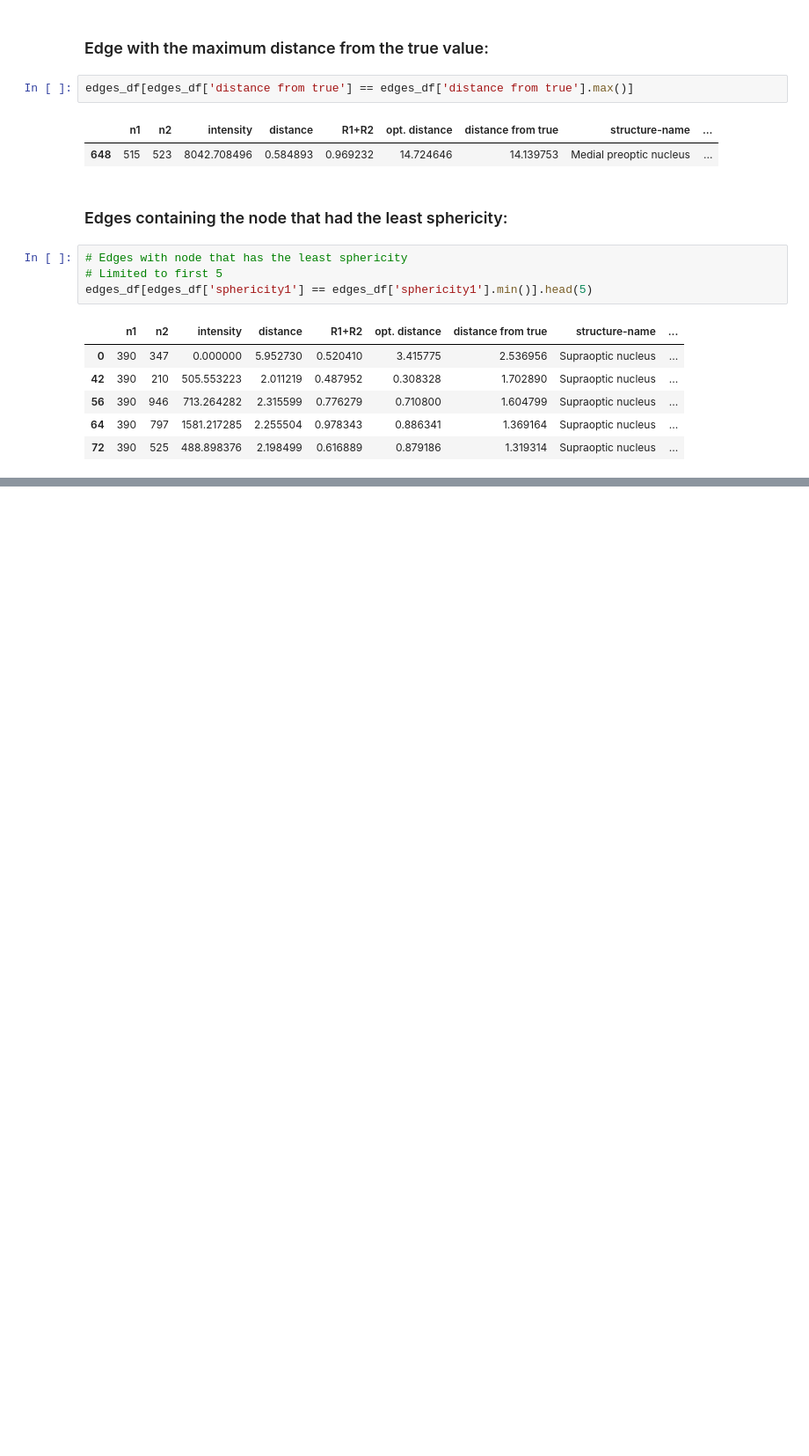
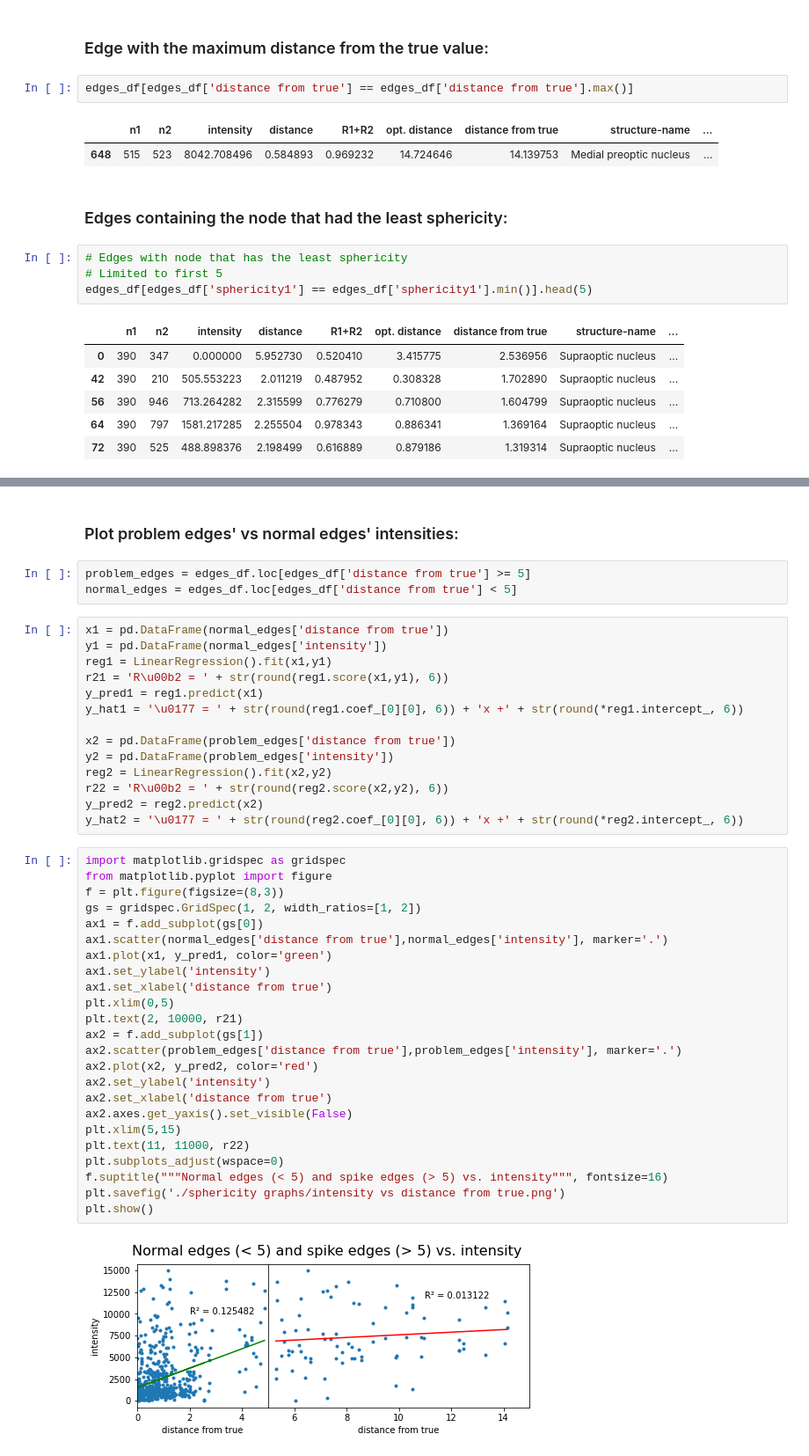
Before and after one commit to hellothisisnathan/Mouse_Controllability, a Jupyter notebook: Mouse/3d structures.ipynb, the cells around one changed output, grey strips where cells are left out. Shown at 88% size. Cells and saved outputs as stored; diff of their text form; blank space fills up the shorter version.

```diff
--- a/Mouse/3d structures.ipynb
+++ b/Mouse/3d structures.ipynb
@@ -173,3 +189,48 @@ df[df['sphericity'] == df['sphericity'].max()].head(5)
 |  | structure-abbrev | structure-name | Counts in distance>5 | mesh data | mesh | sphericity |
 | structure-id |  |  |  |  |  |  |
 | 898 | PCG | Pontine central gray | 0 | ([[10590.0, 4320.34, 4814.55], [1... | <trimesh.Trimesh(vertices.shape=(... | 1.134245 |
+# %% [markdown]
+### Plot problem edges' vs normal edges' intensities:
+# %%
+problem_edges = edges_df.loc[edges_df['distance from true'] >= 5]
+normal_edges = edges_df.loc[edges_df['distance from true'] < 5]
+# %%
+x1 = pd.DataFrame(normal_edges['distance from true'])
+y1 = pd.DataFrame(normal_edges['intensity'])
+reg1 = LinearRegression().fit(x1,y1)
+r21 = 'R\u00b2 = ' + str(round(reg1.score(x1,y1), 6))
+y_pred1 = reg1.predict(x1)
+y_hat1 = '\u0177 = ' + str(round(reg1.coef_[0][0], 6)) + 'x +' + str(round(*reg1.intercept_, 6))
+
+x2 = pd.DataFrame(problem_edges['distance from true'])
+y2 = pd.DataFrame(problem_edges['intensity'])
+reg2 = LinearRegression().fit(x2,y2)
+r22 = 'R\u00b2 = ' + str(round(reg2.score(x2,y2), 6))
+y_pred2 = reg2.predict(x2)
+y_hat2 = '\u0177 = ' + str(round(reg2.coef_[0][0], 6)) + 'x +' + str(round(*reg2.intercept_, 6))
+# %%
+import matplotlib.gridspec as gridspec
+from matplotlib.pyplot import figure
+f = plt.figure(figsize=(8,3))
+gs = gridspec.GridSpec(1, 2, width_ratios=[1, 2])
+ax1 = f.add_subplot(gs[0])
+ax1.scatter(normal_edges['distance from true'],normal_edges['intensity'], marker='.')
+ax1.plot(x1, y_pred1, color='green')
+ax1.set_ylabel('intensity')
+ax1.set_xlabel('distance from true')
+plt.xlim(0,5)
+plt.text(2, 10000, r21)
+ax2 = f.add_subplot(gs[1])
+ax2.scatter(problem_edges['distance from true'],problem_edges['intensity'], marker='.')
+ax2.plot(x2, y_pred2, color='red')
+ax2.set_ylabel('intensity')
+ax2.set_xlabel('distance from true')
+ax2.axes.get_yaxis().set_visible(False)
+plt.xlim(5,15)
+plt.text(11, 11000, r22)
+plt.subplots_adjust(wspace=0)
+f.suptitle("""Normal edges (< 5) and spike edges (> 5) vs. intensity""", fontsize=16)
+plt.savefig('./sphericity graphs/intensity vs distance from true.png')
+plt.show()
+# %% [output]
+[figure, added]
```
Also changed, not shown: parts of 16 cells of this notebook.
